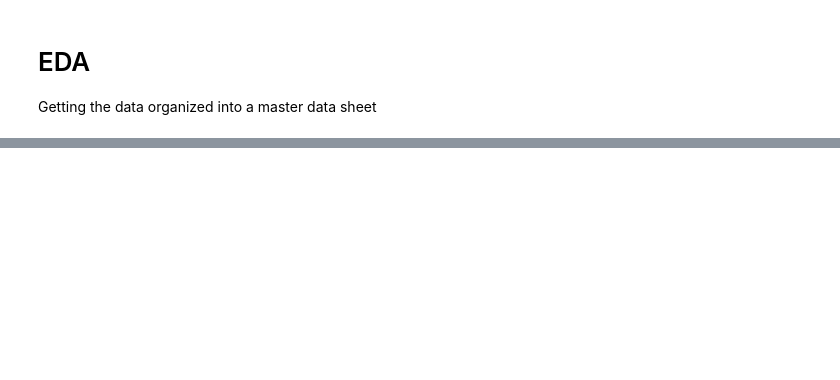
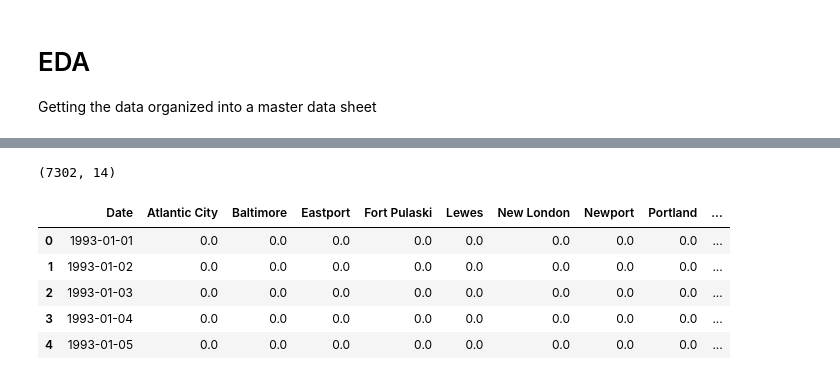
Before and after one commit to Spandan2022/ML_Sea_lvl_Model, a Jupyter notebook: EDA.ipynb, the cells around one changed output, grey strips where cells are left out. Saved outputs shown, nothing was run; the diff lists cells and outputs as text; code cells hidden in the pictures; blank space fills up the shorter version.

Commit message:
Add df for each station

```diff
--- a/EDA.ipynb
+++ b/EDA.ipynb
@@ -92,0 +63,24 @@ Dropped refs/stash@{0} (b8a59a338dbfd2d9758d9b727da44e34b629e0ad)
+# %%
+directory = "dataset/Copernicus_ENA_Satelite_Maps_Training_Data"
+data = []
+
+for filename in os.listdir(directory):
+    if filename.endswith(".nc"):
+        file_path = os.path.join(directory, filename)
+
+        # Extract the date part from the filename and format it
+        date_str = filename.split("_")[2]
+        if len(date_str) == 8:
+            formatted_date = f"{date_str[:4]}-{date_str[4:6]}-{date_str[6:8]}"
+
+            # Open the .nc file
+            dataset = netCDF4.Dataset(file_path, mode="r")
+
+            # Extract the 'sla' variable
+            sla = dataset.variables["sla"][:][0]
+            sla = sla.filled(-10)
+
+            data.append({'Date': formatted_date, 'Map': sla})
+
+Map_df = pd.DataFrame(data)
+Map_df.head()
@@ -92,0 +94,12 @@ Dropped refs/stash@{0} (b8a59a338dbfd2d9758d9b727da44e34b629e0ad)
+# %%
+Raw_Master_df = Station_Anomaly.merge(Map_df[['Date', 'Map']], on = 'Date')
+print(Raw_Master_df.shape)
+Raw_Master_df.head()
+# %% [output]
+(7302, 14)
+|  | Date | Atlantic City | Baltimore | Eastport | Fort Pulaski | Lewes | New London | Newport | Portland | ... |
+| 0 | 1993-01-01 | 0.0 | 0.0 | 0.0 | 0.0 | 0.0 | 0.0 | 0.0 | 0.0 | ... |
+| 1 | 1993-01-02 | 0.0 | 0.0 | 0.0 | 0.0 | 0.0 | 0.0 | 0.0 | 0.0 | ... |
+| 2 | 1993-01-03 | 0.0 | 0.0 | 0.0 | 0.0 | 0.0 | 0.0 | 0.0 | 0.0 | ... |
+| 3 | 1993-01-04 | 0.0 | 0.0 | 0.0 | 0.0 | 0.0 | 0.0 | 0.0 | 0.0 | ... |
+| 4 | 1993-01-05 | 0.0 | 0.0 | 0.0 | 0.0 | 0.0 | 0.0 | 0.0 | 0.0 | ... |
```
Also changed, not shown: parts of 16 cells of this notebook, 13 other files.
